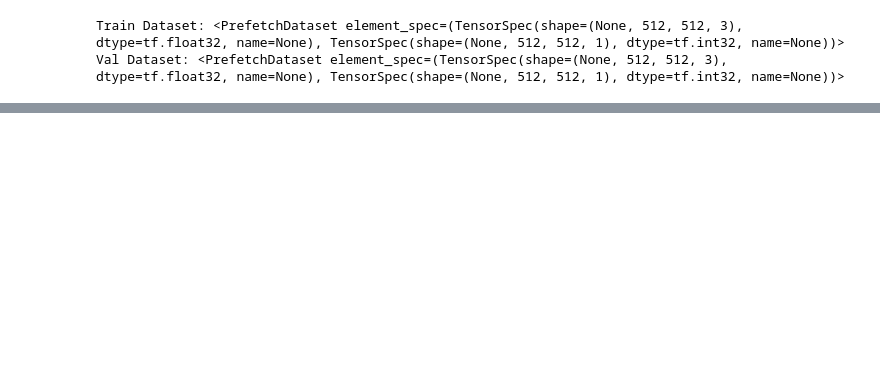
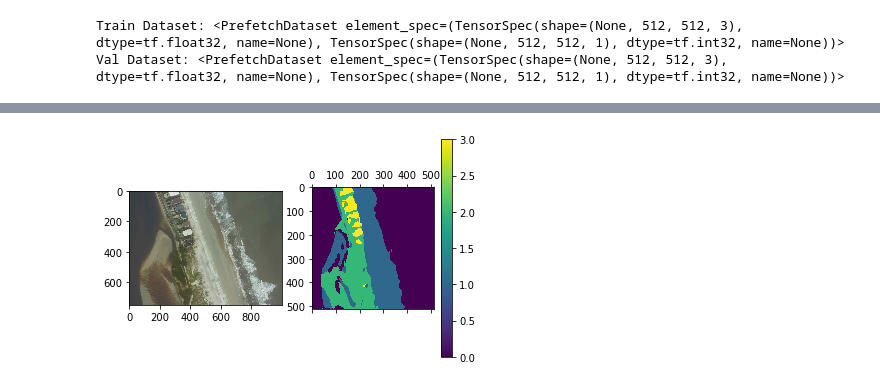
Before and after one commit to ebgoldstein/Coastal_TF_templates, a Jupyter notebook: src/Deeplab.ipynb, the cells around one changed output, grey strips where cells are left out. Drawn from its saved outputs; the diff is of its cells as text; code cells hidden in the pictures; blank space fills up the shorter version.

```diff
--- a/src/Deeplab.ipynb
+++ b/src/Deeplab.ipynb
@@ -147,7 +147,7 @@ def make_tfdataset(x, y, BATCH_SIZE = 4):
     return dataset
 # %%
 # make the dataset
-path = ("data/")
+path = ("../data/segmentation")
 val_split = 0.2
 batch = 4
 
@@ -308,19 +328,19 @@ Epoch 1/25
 #lets look at the model prediction on a single image.
 
 # here is the gdrive path to the image
-imgp = 'data/images/C26047791-1_EBG.jpg'
+imgp = '../data/segmentation/images/C26047791-1_L1.jpg'
 
 #we pull the image and preprocess it — normalizing and making it a array/tensor
 img = tf.keras.preprocessing.image.load_img(imgp,target_size = (imdim,imdim))
 img = tf.keras.preprocessing.image.img_to_array(img)
 img = standardize(img)
-img = tf.transpose(img, (2, 0, 1))
 img = np.expand_dims(img,axis=0)
 
 #We use the model to make a prediction on this image
-pred = model.predict(img).logits
-pred = tf.math.argmax(pred, axis=1)
-lab = pred[0]
+pred = model.predict(img)
+
+am_input = pred.squeeze()
+lab = np.argmax(am_input,-1)
 
 
 #lets look at the model results and the image
@@ -334,3 +354,4 @@ cax = fig.colorbar(labels, ax = ax2)
 plt.show()
 
 # water: 0; sand:1; veg : 2; dev : 3
+# %% [output]
@@ -336,0 +359 @@ plt.show()
+[figure, added]
```
Also changed, not shown: parts of 6 cells of this notebook.
